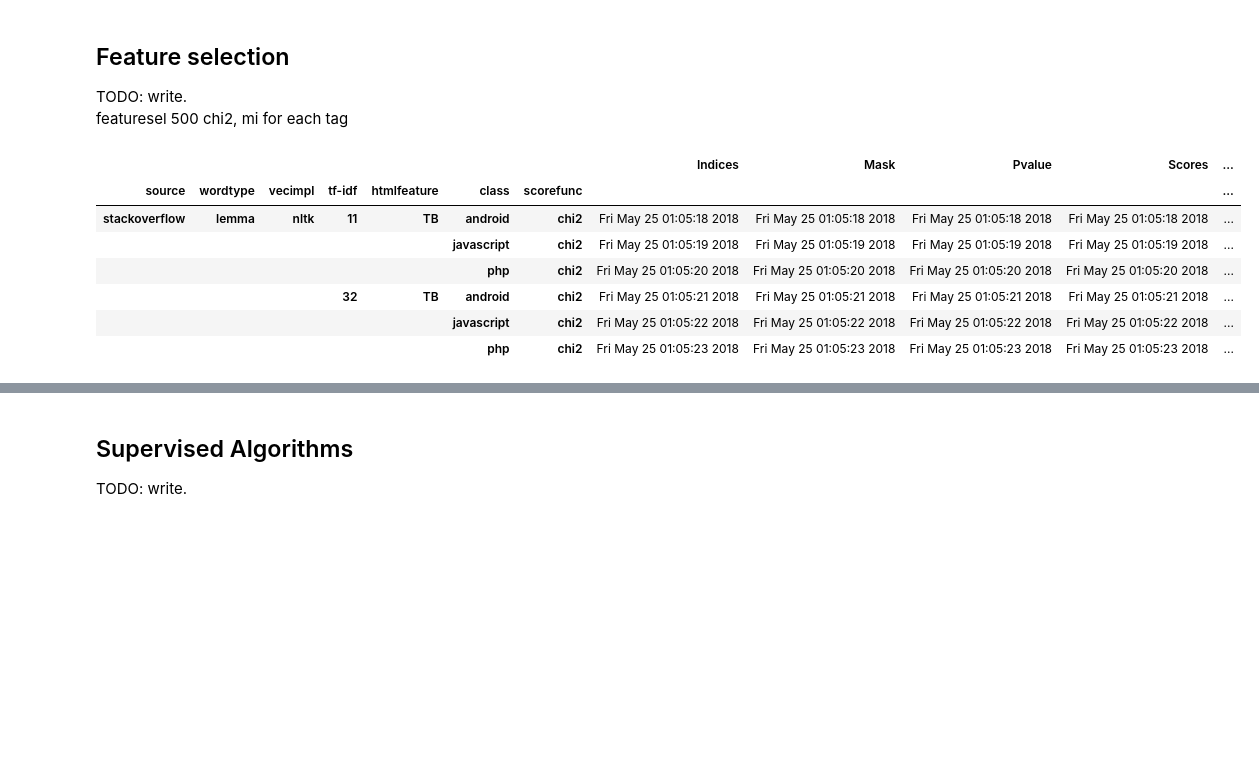
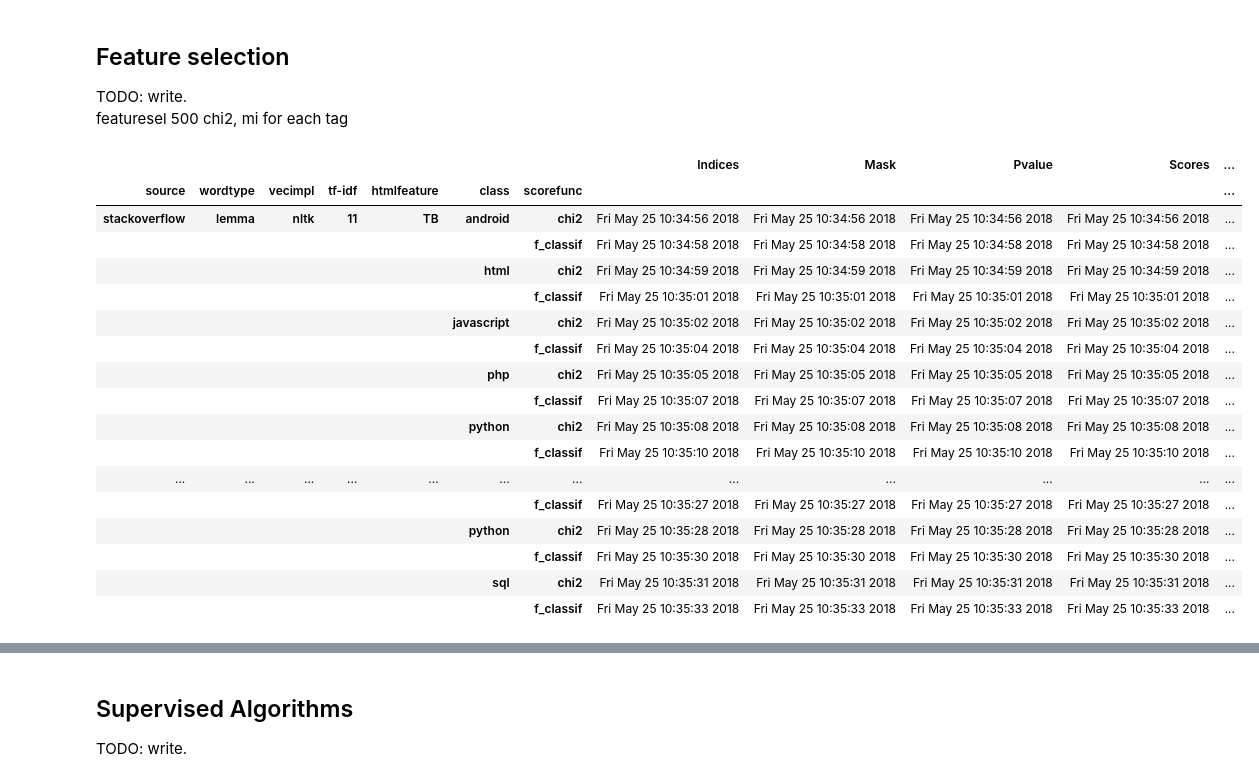
Before and after one commit to glouwa/StackOverflowTopicClustering, a Jupyter notebook: classify.ipynb, the cells around one changed output, grey strips where cells are left out. Saved outputs shown, nothing was run; the diff lists cells and outputs as text; code cells hidden in the pictures; blank space fills up the shorter version.

```diff
--- a/classify.ipynb
+++ b/classify.ipynb
@@ -15,24 +15,34 @@ featuresel 500 chi2, mi for each tag
 # %%
 import classifyfeatureselect, src.algo.cell2string
 
 tfidf       = slice('11', '32')
 htmlfeature = ['TB']
 tags        = ['python', 'php', 'html', 'android', 'javascript', 'sql']
-scorefunc   = ['chi2'] #, 'mutual_info_classif', 'chi2', 'f_classif']
+scorefunc   = ['chi2', 'f_classif'] #, 'mutual_info_classif', 'chi2', 'f_classif']
 
 inputspace = classifyfeatureselect.FeatureFrame().sort_index().sort_index(axis=1)
 fsplan = inputspace.loc[('stackoverflow', 'lemma', 'nltk', tfidf, htmlfeature, tags, scorefunc), :]
 fsplan = src.algo.cell2string.file2date(fsplan)
 fsplan
 # %% [output]
 |  |  |  |  |  |  |  | Indices | Mask | Pvalue | Scores | ... |
 | source | wordtype | vecimpl | tf-idf | htmlfeature | class | scorefunc |  |  |  |  | ... |
-| stackoverflow | lemma | nltk | 11 | TB | android | chi2 | Fri May 25 01:05:18 2018 | Fri May 25 01:05:18 2018 | Fri May 25 01:05:18 2018 | Fri May 25 01:05:18 2018 | ... |
-|  |  |  |  |  | javascript | chi2 | Fri May 25 01:05:19 2018 | Fri May 25 01:05:19 2018 | Fri May 25 01:05:19 2018 | Fri May 25 01:05:19 2018 | ... |
-|  |  |  |  |  | php | chi2 | Fri May 25 01:05:20 2018 | Fri May 25 01:05:20 2018 | Fri May 25 01:05:20 2018 | Fri May 25 01:05:20 2018 | ... |
-|  |  |  | 32 | TB | android | chi2 | Fri May 25 01:05:21 2018 | Fri May 25 01:05:21 2018 | Fri May 25 01:05:21 2018 | Fri May 25 01:05:21 2018 | ... |
-|  |  |  |  |  | javascript | chi2 | Fri May 25 01:05:22 2018 | Fri May 25 01:05:22 2018 | Fri May 25 01:05:22 2018 | Fri May 25 01:05:22 2018 | ... |
-|  |  |  |  |  | php | chi2 | Fri May 25 01:05:23 2018 | Fri May 25 01:05:23 2018 | Fri May 25 01:05:23 2018 | Fri May 25 01:05:23 2018 | ... |
+| stackoverflow | lemma | nltk | 11 | TB | android | chi2 | Fri May 25 10:34:56 2018 | Fri May 25 10:34:56 2018 | Fri May 25 10:34:56 2018 | Fri May 25 10:34:56 2018 | ... |
+|  |  |  |  |  |  | f_classif | Fri May 25 10:34:58 2018 | Fri May 25 10:34:58 2018 | Fri May 25 10:34:58 2018 | Fri May 25 10:34:58 2018 | ... |
+|  |  |  |  |  | html | chi2 | Fri May 25 10:34:59 2018 | Fri May 25 10:34:59 2018 | Fri May 25 10:34:59 2018 | Fri May 25 10:34:59 2018 | ... |
+|  |  |  |  |  |  | f_classif | Fri May 25 10:35:01 2018 | Fri May 25 10:35:01 2018 | Fri May 25 10:35:01 2018 | Fri May 25 10:35:01 2018 | ... |
+|  |  |  |  |  | javascript | chi2 | Fri May 25 10:35:02 2018 | Fri May 25 10:35:02 2018 | Fri May 25 10:35:02 2018 | Fri May 25 10:35:02 2018 | ... |
+|  |  |  |  |  |  | f_classif | Fri May 25 10:35:04 2018 | Fri May 25 10:35:04 2018 | Fri May 25 10:35:04 2018 | Fri May 25 10:35:04 2018 | ... |
+|  |  |  |  |  | php | chi2 | Fri May 25 10:35:05 2018 | Fri May 25 10:35:05 2018 | Fri May 25 10:35:05 2018 | Fri May 25 10:35:05 2018 | ... |
+|  |  |  |  |  |  | f_classif | Fri May 25 10:35:07 2018 | Fri May 25 10:35:07 2018 | Fri May 25 10:35:07 2018 | Fri May 25 10:35:07 2018 | ... |
+|  |  |  |  |  | python | chi2 | Fri May 25 10:35:08 2018 | Fri May 25 10:35:08 2018 | Fri May 25 10:35:08 2018 | Fri May 25 10:35:08 2018 | ... |
+|  |  |  |  |  |  | f_classif | Fri May 25 10:35:10 2018 | Fri May 25 10:35:10 2018 | Fri May 25 10:35:10 2018 | Fri May 25 10:35:10 2018 | ... |
+| ... | ... | ... | ... | ... | ... | ... | ... | ... | ... | ... | ... |
+|  |  |  |  |  |  | f_classif | Fri May 25 10:35:27 2018 | Fri May 25 10:35:27 2018 | Fri May 25 10:35:27 2018 | Fri May 25 10:35:27 2018 | ... |
+|  |  |  |  |  | python | chi2 | Fri May 25 10:35:28 2018 | Fri May 25 10:35:28 2018 | Fri May 25 10:35:28 2018 | Fri May 25 10:35:28 2018 | ... |
+|  |  |  |  |  |  | f_classif | Fri May 25 10:35:30 2018 | Fri May 25 10:35:30 2018 | Fri May 25 10:35:30 2018 | Fri May 25 10:35:30 2018 | ... |
+|  |  |  |  |  | sql | chi2 | Fri May 25 10:35:31 2018 | Fri May 25 10:35:31 2018 | Fri May 25 10:35:31 2018 | Fri May 25 10:35:31 2018 | ... |
+|  |  |  |  |  |  | f_classif | Fri May 25 10:35:33 2018 | Fri May 25 10:35:33 2018 | Fri May 25 10:35:33 2018 | Fri May 25 10:35:33 2018 | ... |
 # %%
 kbest = classifyfeatureselect.run(fsplan, 10000, 1000)
 kbest
```
Also changed, not shown: parts of 5 cells of this notebook, 6 other files.
